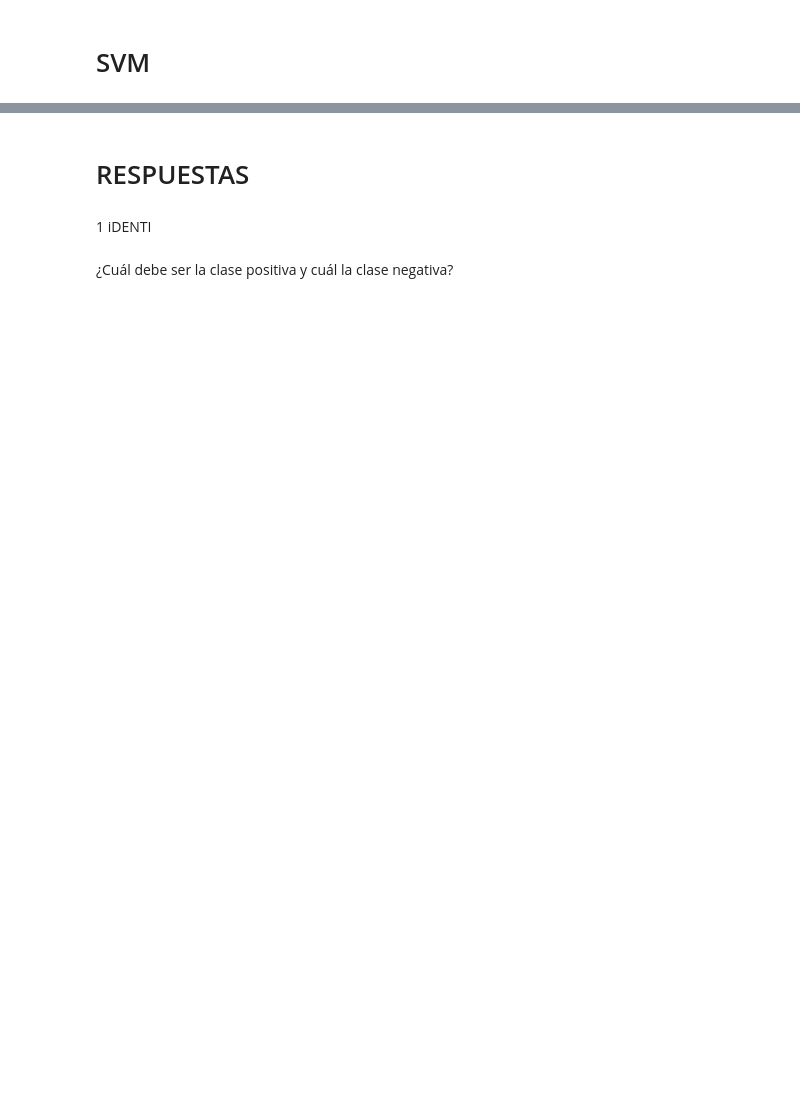
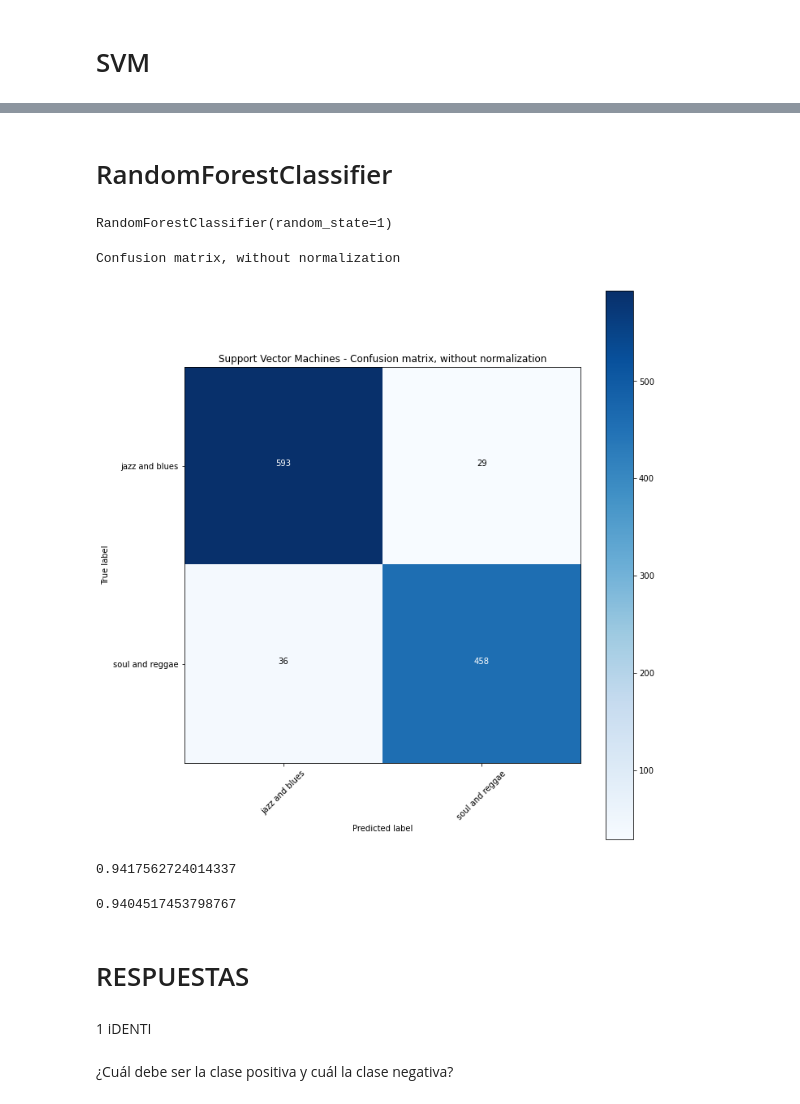
Before and after one commit to antoniomata99/taller2-unbosquebd2, a Jupyter notebook: Music.ipynb, the cells around one changed output, grey strips where cells are left out. Drawn from its saved outputs; the diff is of its cells as text; code cells hidden in the pictures; blank space fills up the shorter version.

```diff
--- a/Music.ipynb
+++ b/Music.ipynb
@@ -246,3 +267,31 @@ precision_score( Y_test.tolist(), svmmodel_predictions )
+# %% [markdown]
+# RandomForestClassifier
+# %%
+randomForestClassifier_Model = RandomForestClassifier( random_state=1)
+# %%
+randomForestClassifier_Model.fit( X_train, Y_train.astype( int ) )
+# %% [output]
+RandomForestClassifier(random_state=1)
+# %%
+randomForestClassifier_predictions=randomForestClassifier_Model.predict(X_test)
+# %%
+cnf_matrix = confusion_matrix( Y_test.ravel().tolist(), randomForestClassifier_predictions.round().tolist() )
+np.set_printoptions( precision = 2 )
+
+plt.figure( figsize = ( 10, 10 ) )
+plot_confusion_matrix( cnf_matrix, classes = [ 'jazz and blues', 'soul and reggae' ],
+                      title = 'Support Vector Machines - Confusion matrix, without normalization' )
+# %% [output]
+Confusion matrix, without normalization
+[figure, added]
+# %%
+accuracy_score( Y_test.tolist(), randomForestClassifier_predictions )
+# %% [output]
+0.9417562724014337
+# %%
+precision_score( Y_test.tolist(), randomForestClassifier_predictions )
+# %% [output]
+0.9404517453798767
 # %% [markdown]
 # RESPUESTAS
 # %% [markdown]
```
Also changed, not shown: parts of 24 cells of this notebook, 1 other file.
